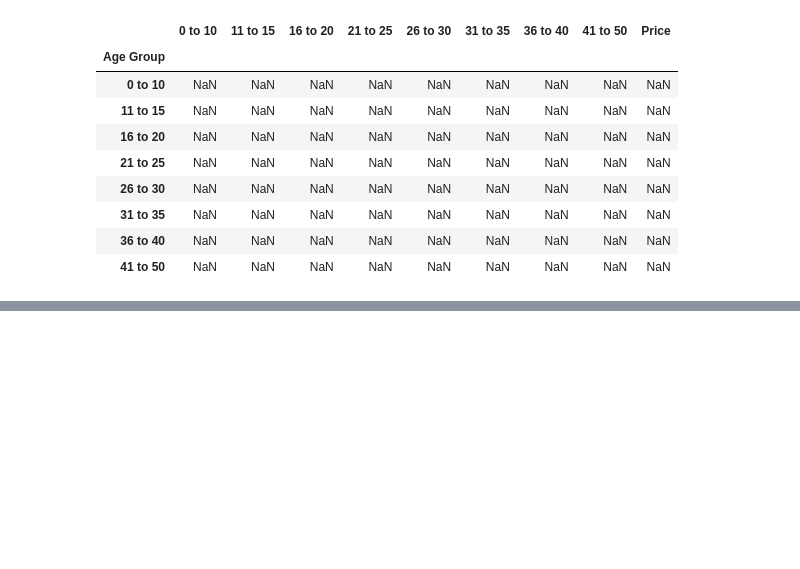
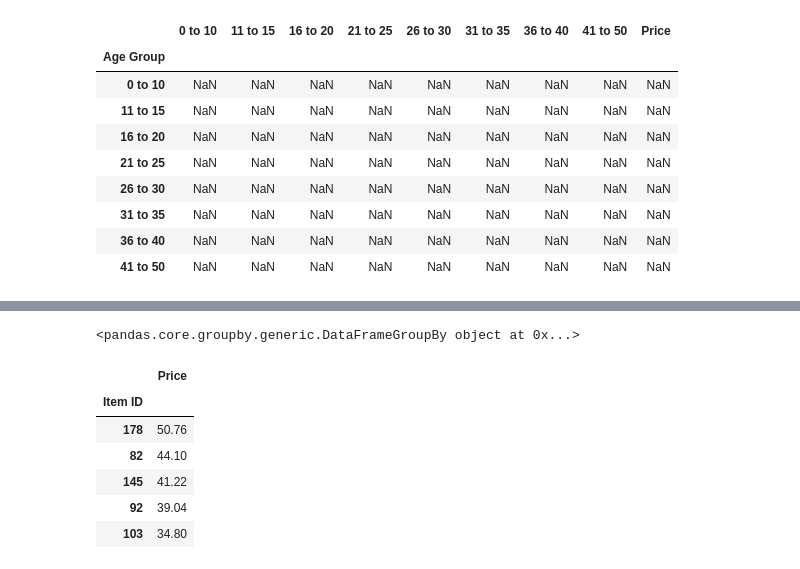
Before and after one commit to tonitiri/Pandas-Challenge, a Jupyter notebook: Heroes_Of_Pymoli.ipynb, the cells around one changed output, grey strips where cells are left out. Saved outputs shown, nothing was run; the diff lists cells and outputs as text; code cells hidden in the pictures; blank space fills up the shorter version.

```diff
--- a/Heroes_Of_Pymoli.ipynb
+++ b/Heroes_Of_Pymoli.ipynb
@@ -299,0 +342,21 @@ Pymoli_group_upmean
+# %%
+# Most Profitable Items
+# Using GroupBy in order to separate the data into fields according to "Item ID" values
+grouped_ItemID_df = data_file_pd.groupby(['Item ID'])
+
+# The object returned is a "GroupBy" object and cannot be viewed normally...
+print(grouped_ItemID_df)
+
+# In order to be visualized, a data function must be used...
+group_Itemp = grouped_ItemID_df.sum()
+group_Itemp = group_Itemp[["Price"]]
+group_Itemp.sort_values(by=["Price"], ascending=False).head(5)
+# %% [output]
+<pandas.core.groupby.generic.DataFrameGroupBy object at 0x...>
+|  | Price |
+| Item ID |  |
+| 178 | 50.76 |
+| 82 | 44.10 |
+| 145 | 41.22 |
+| 92 | 39.04 |
+| 103 | 34.80 |
```
Also changed, not shown: parts of 5 cells of this notebook.
